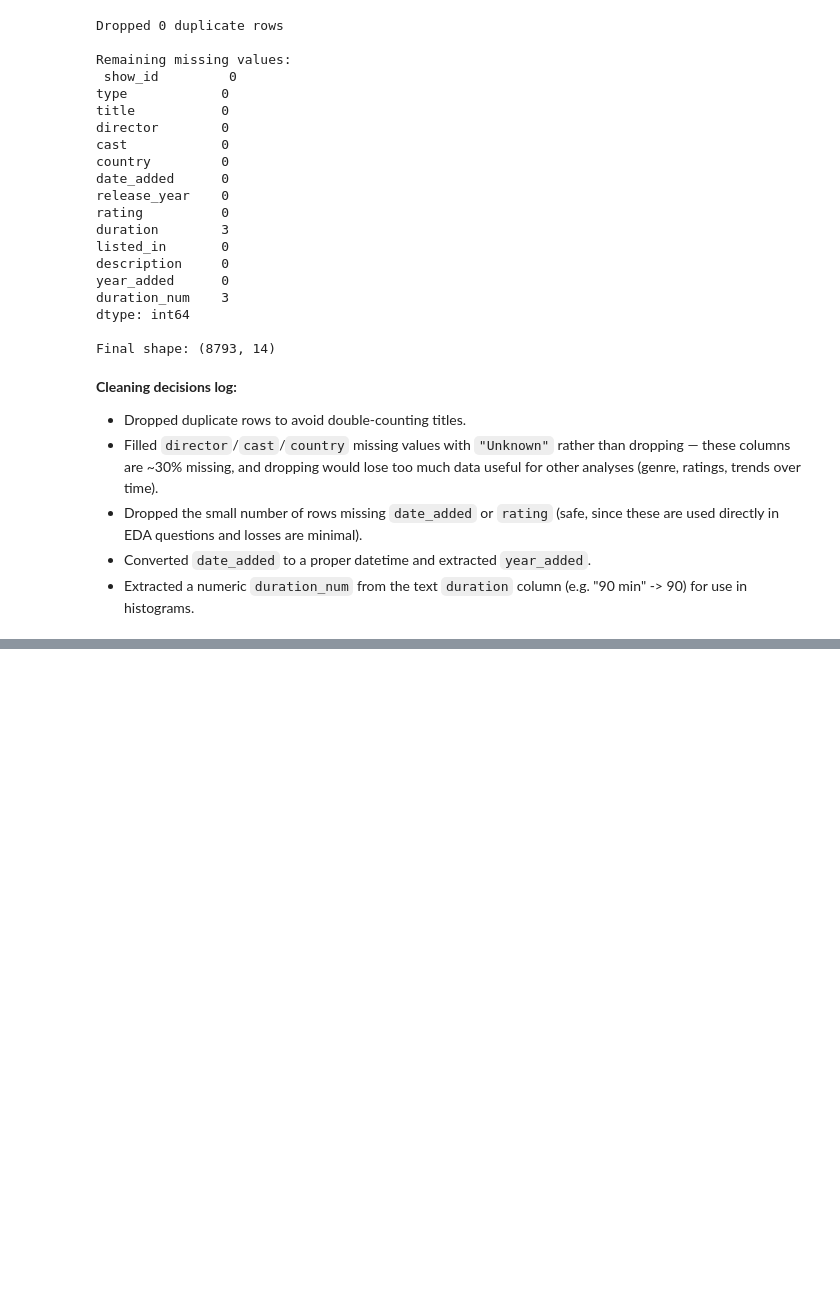
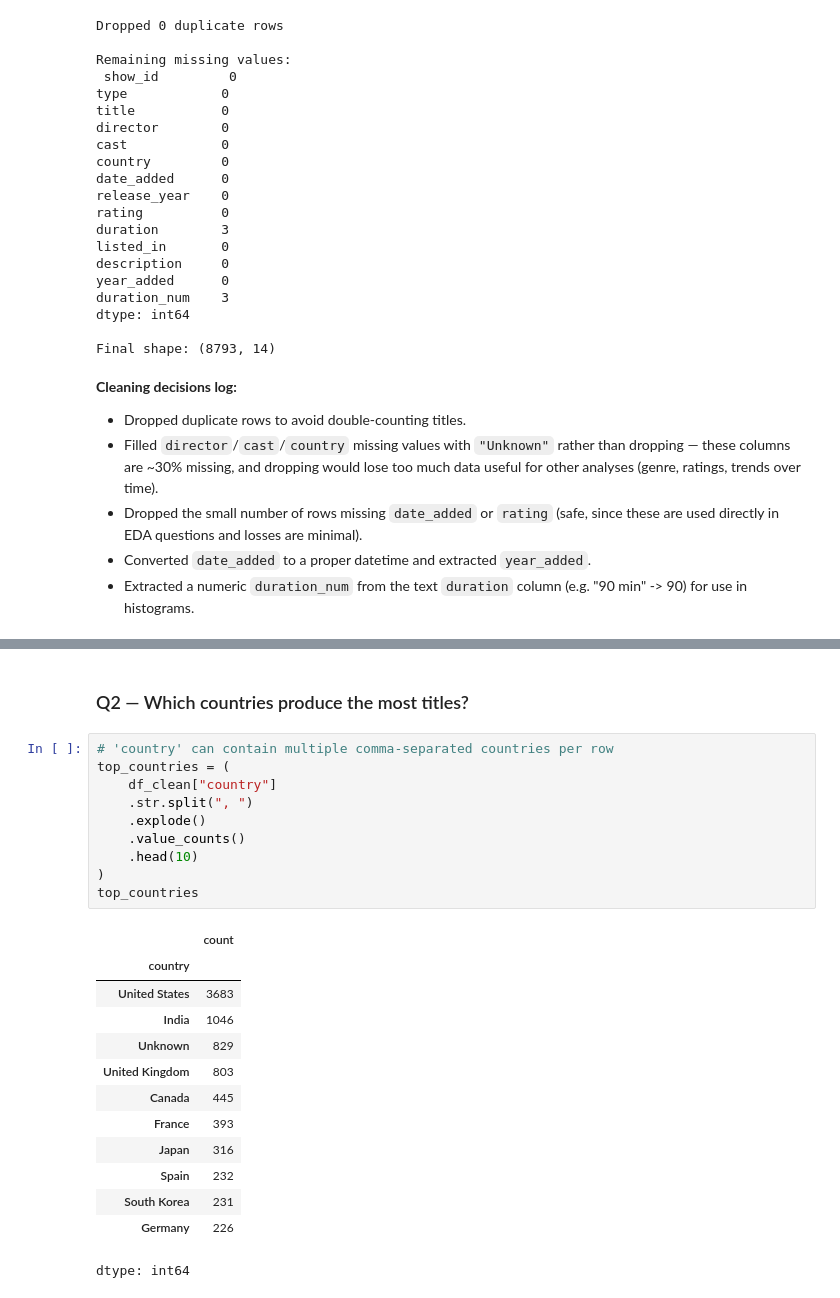
Before and after one commit to raaghuno18-spec/Netflix-EDA-project, a Jupyter notebook: notebooks/Netflix_EDA_Project1.ipynb, the cells around one changed output, grey strips where cells are left out. Saved outputs shown, nothing was run; the diff lists cells and outputs as text; blank space fills up the shorter version.

```diff
--- a/notebooks/Netflix_EDA_Project1.ipynb
+++ b/notebooks/Netflix_EDA_Project1.ipynb
@@ -161,0 +177,26 @@ Final shape: (8793, 14)
+# %% [markdown]
+### Q2 — Which countries produce the most titles?
+# %%
+# 'country' can contain multiple comma-separated countries per row
+top_countries = (
+    df_clean["country"]
+    .str.split(", ")
+    .explode()
+    .value_counts()
+    .head(10)
+)
+top_countries
+# %% [output]
+|  | count |
+| country |  |
+| United States | 3683 |
+| India | 1046 |
+| Unknown | 829 |
+| United Kingdom | 803 |
+| Canada | 445 |
+| France | 393 |
+| Japan | 316 |
+| Spain | 232 |
+| South Korea | 231 |
+| Germany | 226 |
+dtype: int64
```
Also changed, not shown: parts of 9 cells of this notebook.
